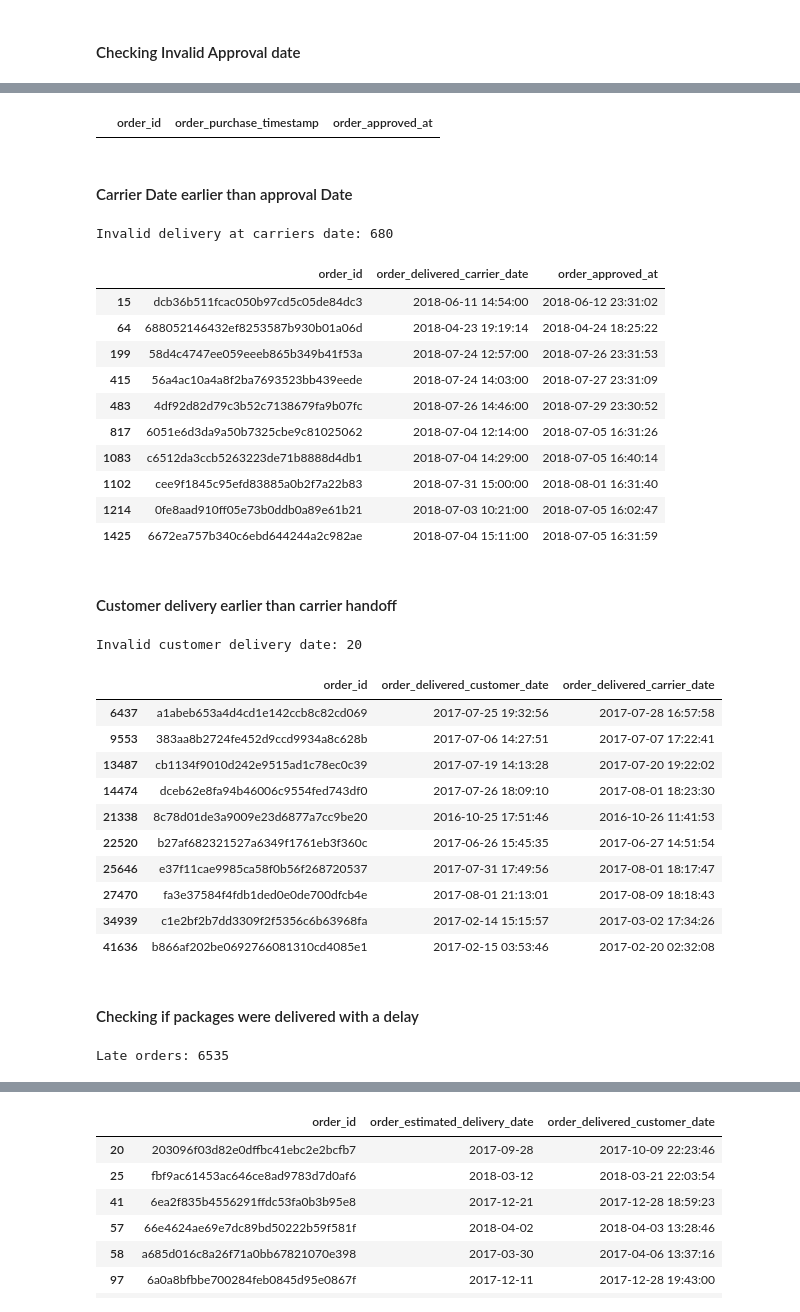
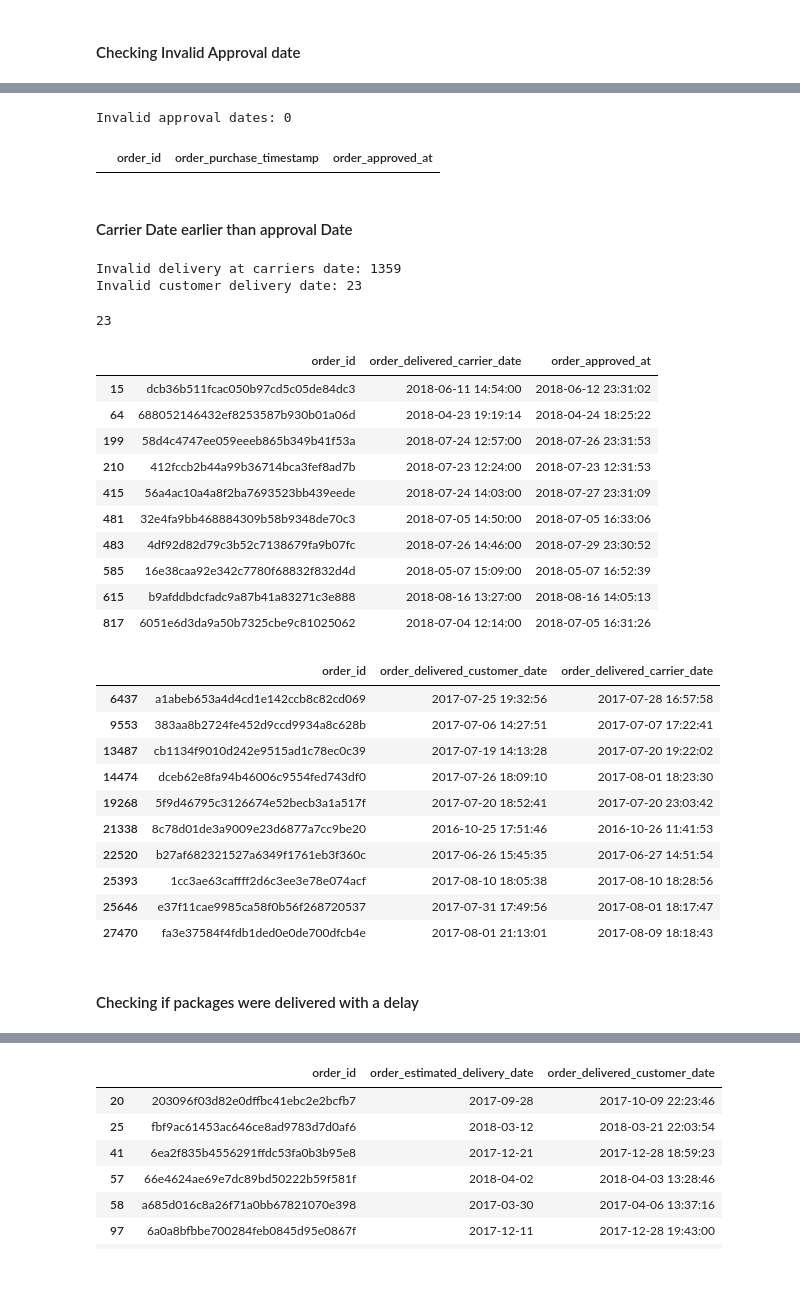
Before and after one commit to ErgysKorsita/ecommerce-batch-pipeline, a Jupyter notebook: notebooks/01_data_exploration.ipynb, the cells around one changed output, grey strips where cells are left out. Drawn from its saved outputs; the diff is of its cells as text; code cells hidden in the pictures; blank space fills up the shorter version.

```diff
--- a/notebooks/01_data_exploration.ipynb
+++ b/notebooks/01_data_exploration.ipynb
@@ -411,0 +266,7 @@ df_orders[['order_approved_at', 'order_delivered_customer_date', 'order_delivere
+# %%
+df_orders = pd.read_csv(
+    csv_dict['olist_orders_dataset']
+)
+
+print('Shape:', df_orders.shape)
+display(df_orders.head())
@@ -448,8 +338,16 @@ Invalid approval dates: 0
 # %%
-invalid_approval[
+invalid_approval = df_orders[
+    df_orders['order_approved_at'] <
+    df_orders['order_purchase_timestamp']
+]
+
+print("Invalid approval dates:", len(invalid_approval))
+
+display(invalid_approval[
     ["order_id", "order_purchase_timestamp", "order_approved_at"]
-].head(10)
+].head(10))
 # %% [output]
+Invalid approval dates: 0
 |  | order_id | order_purchase_timestamp | order_approved_at |
 # %% [markdown]
 #### Carrier Date earlier than approval Date
@@ -461,22 +354,34 @@ invalid_carrier = df_orders[
-# %%
-print("Invalid delivery at carriers date:", len(invalid_carrier))
-# %% [output]
-Invalid delivery at carriers date: 680
+# %%
+invalid_carrier = df_orders[
+    df_orders['order_delivered_carrier_date'] <
+    df_orders['order_approved_at']
+]
+
+invalid_customer_delivery_date = df_orders[
+    df_orders['order_delivered_customer_date']<
+    df_orders['order_delivered_carrier_date']
+]
+
+print("Invalid delivery at carriers date:", len(invalid_carrier))
+print('Invalid customer delivery date:', len(invalid_customer_delivery_date))
+len(invalid_customer_delivery_date)
+# %% [output]
+Invalid delivery at carriers date: 1359
+Invalid customer delivery date: 23
+23
 # %%
-invalid_carrier[
+display(invalid_carrier[
     ["order_id", "order_delivered_carrier_date", "order_approved_at"]
-].head(10)
+].head(10))
 # %% [output]
 |  | order_id | order_delivered_carrier_date | order_approved_at |
 | 15 | dcb36b511fcac050b97cd5c05de84dc3 | 2018-06-11 14:54:00 | 2018-06-12 23:31:02 |
 | 64 | 688052146432ef8253587b930b01a06d | 2018-04-23 19:19:14 | 2018-04-24 18:25:22 |
 | 199 | 58d4c4747ee059eeeb865b349b41f53a | 2018-07-24 12:57:00 | 2018-07-26 23:31:53 |
+| 210 | 412fccb2b44a99b36714bca3fef8ad7b | 2018-07-23 12:24:00 | 2018-07-23 12:31:53 |
 | 415 | 56a4ac10a4a8f2ba7693523bb439eede | 2018-07-24 14:03:00 | 2018-07-27 23:31:09 |
+| 481 | 32e4fa9bb468884309b58b9348de70c3 | 2018-07-05 14:50:00 | 2018-07-05 16:33:06 |
 | 483 | 4df92d82d79c3b52c7138679fa9b07fc | 2018-07-26 14:46:00 | 2018-07-29 23:30:52 |
+| 585 | 16e38caa92e342c7780f68832f832d4d | 2018-05-07 15:09:00 | 2018-05-07 16:52:39 |
+| 615 | b9afddbdcfadc9a87b41a83271c3e888 | 2018-08-16 13:27:00 | 2018-08-16 14:05:13 |
 | 817 | 6051e6d3da9a50b7325cbe9c81025062 | 2018-07-04 12:14:00 | 2018-07-05 16:31:26 |
-| 1083 | c6512da3ccb5263223de71b8888d4db1 | 2018-07-04 14:29:00 | 2018-07-05 16:40:14 |
-| 1102 | cee9f1845c95efd83885a0b2f7a22b83 | 2018-07-31 15:00:00 | 2018-08-01 16:31:40 |
-| 1214 | 0fe8aad910ff05e73b0ddb0a89e61b21 | 2018-07-03 10:21:00 | 2018-07-05 16:02:47 |
-| 1425 | 6672ea757b340c6ebd644244a2c982ae | 2018-07-04 15:11:00 | 2018-07-05 16:31:59 |
-# %% [markdown]
-#### Customer delivery earlier than carrier handoff
@@ -488,22 +388,18 @@ invalid_customer_delivery_date = df_orders[
-# %%
-print('Invalid customer delivery date:', len(invalid_customer_delivery_date))
-# %% [output]
-Invalid customer delivery date: 20
 # %%
-invalid_customer_delivery_date[
+display(invalid_customer_delivery_date[
     ['order_id', 'order_delivered_customer_date', 'order_delivered_carrier_date']
-].head(10)
+].head(10))
 # %% [output]
 |  | order_id | order_delivered_customer_date | order_delivered_carrier_date |
 | 6437 | a1abeb653a4d4cd1e142ccb8c82cd069 | 2017-07-25 19:32:56 | 2017-07-28 16:57:58 |
 | 9553 | 383aa8b2724fe452d9ccd9934a8c628b | 2017-07-06 14:27:51 | 2017-07-07 17:22:41 |
 | 13487 | cb1134f9010d242e9515ad1c78ec0c39 | 2017-07-19 14:13:28 | 2017-07-20 19:22:02 |
 | 14474 | dceb62e8fa94b46006c9554fed743df0 | 2017-07-26 18:09:10 | 2017-08-01 18:23:30 |
+| 19268 | 5f9d46795c3126674e52becb3a1a517f | 2017-07-20 18:52:41 | 2017-07-20 23:03:42 |
 | 21338 | 8c78d01de3a9009e23d6877a7cc9be20 | 2016-10-25 17:51:46 | 2016-10-26 11:41:53 |
 | 22520 | b27af682321527a6349f1761eb3f360c | 2017-06-26 15:45:35 | 2017-06-27 14:51:54 |
+| 25393 | 1cc3ae63caffff2d6c3ee3e78e074acf | 2017-08-10 18:05:38 | 2017-08-10 18:28:56 |
 | 25646 | e37f11cae9985ca58f0b56f268720537 | 2017-07-31 17:49:56 | 2017-08-01 18:17:47 |
 | 27470 | fa3e37584f4fdb1ded0e0de700dfcb4e | 2017-08-01 21:13:01 | 2017-08-09 18:18:43 |
-| 34939 | c1e2bf2b7dd3309f2f5356c6b63968fa | 2017-02-14 15:15:57 | 2017-03-02 17:34:26 |
-| 41636 | b866af202be0692766081310cd4085e1 | 2017-02-15 03:53:46 | 2017-02-20 02:32:08 |
 # %% [markdown]
 #### Checking if packages were delivered with a delay
@@ -515,4 +405,0 @@ late_orders = df_orders[
-# %%
-print("Late orders:", len(late_orders))
-# %% [output]
-Late orders: 6535
```
Also changed, not shown: parts of 188 cells of this notebook, 1 other file.
